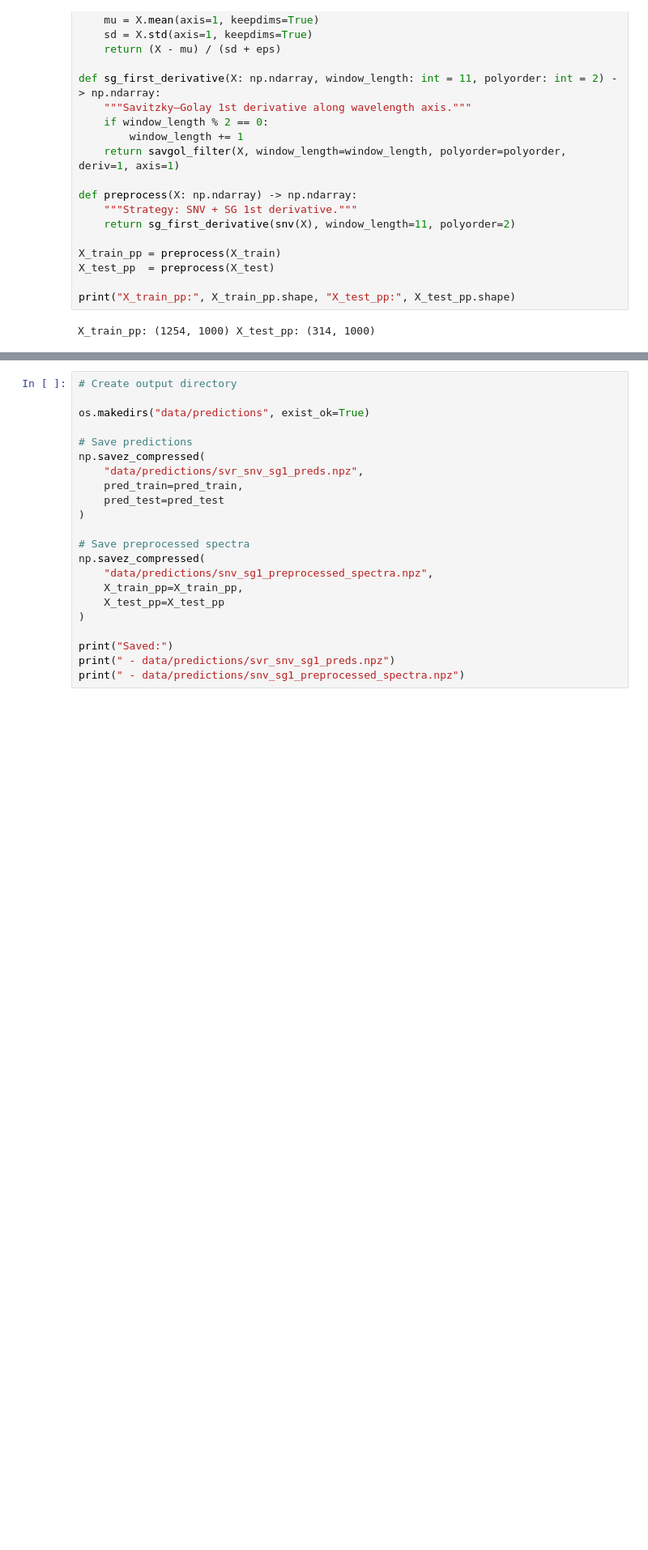
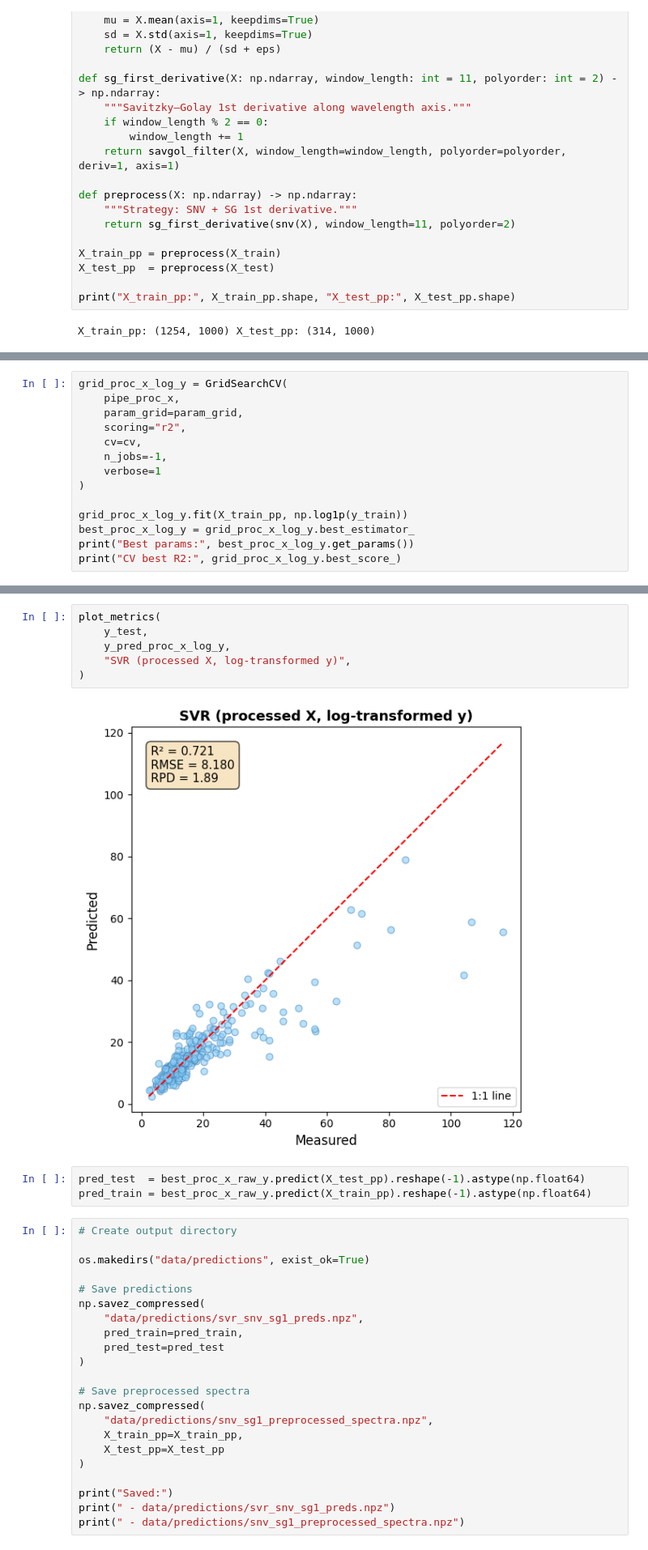
Before and after one commit to sugoma11/spectroscopy_project, a Jupyter notebook: svr_preproc_save.ipynb, the cells around one changed output, grey strips where cells are left out. Shown at 81% size. Drawn from its saved outputs; the diff is of its cells as text; blank space fills up the shorter version.

```diff
--- a/svr_preproc_save.ipynb
+++ b/svr_preproc_save.ipynb
@@ -91,0 +124,14 @@ CV best R2: 0.6866618078029953
+# %%
+grid_proc_x_log_y = GridSearchCV(
+    pipe_proc_x,
+    param_grid=param_grid,
+    scoring="r2",
+    cv=cv,
+    n_jobs=-1,
+    verbose=1
+)
+
+grid_proc_x_log_y.fit(X_train_pp, np.log1p(y_train))
+best_proc_x_log_y = grid_proc_x_log_y.best_estimator_
+print("Best params:", best_proc_x_log_y.get_params())
+print("CV best R2:", grid_proc_x_log_y.best_score_)
@@ -146,3 +162,14 @@ plt.show()
+# %%
+plot_metrics(
+    y_test,
+    y_pred_proc_x_log_y,
+    "SVR (processed X, log-transformed y)",
+)
+# %% [output]
+[figure, added]
+# %%
+pred_test  = best_proc_x_raw_y.predict(X_test_pp).reshape(-1).astype(np.float64)
+pred_train = best_proc_x_raw_y.predict(X_train_pp).reshape(-1).astype(np.float64)
 # %%
 # Create output directory
 
```
Also changed, not shown: parts of 10 cells of this notebook, 5 other files.
